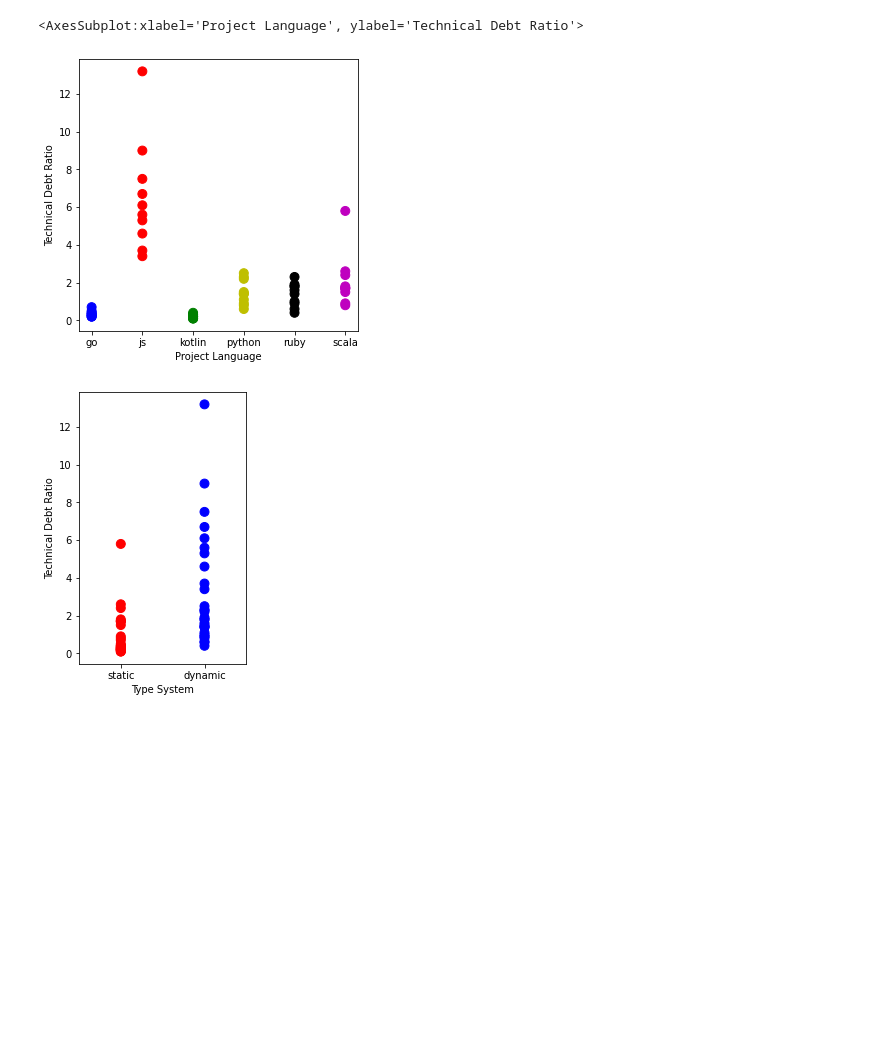
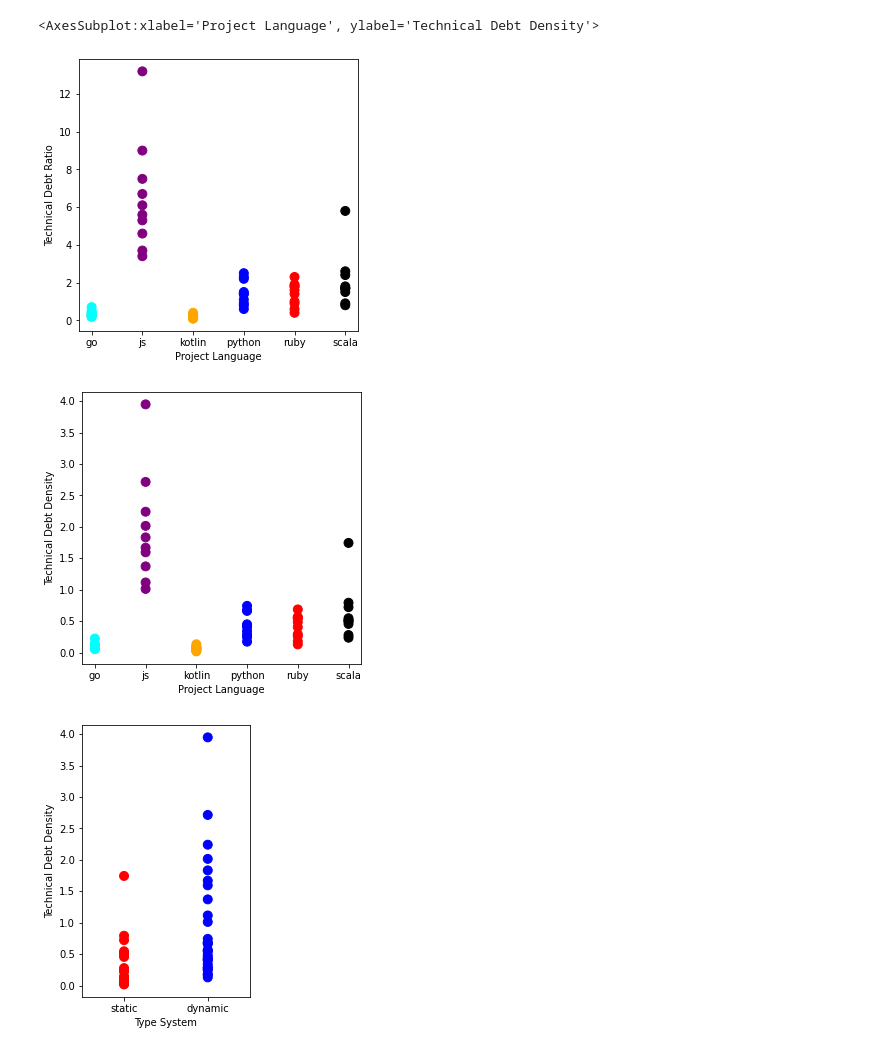
Before and after one commit to rhaeguard/static-vs-dynamic-research-project, a Jupyter notebook: scripts/data-collection/visualize.ipynb, the cells around one changed output. Saved outputs shown, nothing was run; the diff lists cells and outputs as text; code cells hidden in the pictures; blank space fills up the shorter version.

```diff
--- a/scripts/data-collection/visualize.ipynb
+++ b/scripts/data-collection/visualize.ipynb
@@ -3,7 +3,7 @@ import pandas as pd
 
 import matplotlib.pyplot as plt
 %matplotlib inline
-plt.rcParams["figure.figsize"] = [20, 10]
+plt.rcParams["figure.figsize"] = [15, 10]
 # %%
 def read_db_from_dump():
     return pd.read_csv("data_dump.csv")[["Project Name", "Project Language", "Technical Debt Ratio", "Number of Lines of Code", "Technical Debt"]]
@@ -17,11 +17,11 @@ for l in langz:
     if l not in languages:
         languages.append(l)
 # %%
-df["SNTDR"] = df["Technical Debt"] / df["Number of Lines of Code"]
+df["Technical Debt Density"] = df["Technical Debt"] / df["Number of Lines of Code"]
 # %%
 import matplotlib.patches as mpatches
 
-available_colors = ('b', 'r', 'g', 'y', 'k', 'm')
+available_colors = ('cyan', 'purple', 'orange', 'blue', 'red', 'black')
 colors = []
 for c in available_colors:
     colors = colors + [c] * 10
@@ -32,5 +32,6 @@ for i, c in enumerate(available_colors):
 
 ax = df.plot.bar(x="Project Name", y='Technical Debt Ratio', rot=90, color=colors, title="Projects and Technical Debt Ratio")
 ax.legend(handles=patches)
-ax.get_figure().savefig('tdr.jpg')
+ax.set_ylabel("Technical Debt Ratio")
+# ax.get_figure().savefig('tdr.jpg')
 # %% [output]
@@ -37,0 +40,5 @@ ax.get_figure().savefig('tdr.jpg')
+# %%
+df["Technical Debt in minutes"] = df["Technical Debt"] / (60 * 8)
+ax = df.plot.bar(x="Project Name", y='Technical Debt in minutes', rot=90, color=colors, title="Projects and Technical Debt")
+ax.legend(handles=patches)
+ax.set_ylabel("Technical Debt (days)")
@@ -38,10 +48,12 @@ ax.get_figure().savefig('tdr.jpg')
 # %%
 plt.rcParams["figure.figsize"] = [5, 5]
 
 df.plot.scatter(x="Project Language", y="Technical Debt Ratio", s=80, color=colors)
+df.plot.scatter(x="Project Language", y="Technical Debt Density", s=80, color=colors)
 # %% [output]
-<AxesSubplot:xlabel='Project Language', ylabel='Technical Debt Ratio'>
+<AxesSubplot:xlabel='Project Language', ylabel='Technical Debt Density'>
-[figure, old version]
+[figure, new version]
+[figure, added]
 # %%
 lang_to_type_system = {
     'go': 'static',
@@ -56,7 +68,7 @@ df["Type System"] = df["Project Language"].map(lang_to_type_system)
 # %%
 plt.rcParams["figure.figsize"] = [3, 5]
 df = df.sort_values(by="Type System", ascending=False)
-ax = df.plot.scatter(x="Type System", y="Technical Debt Ratio", s=80, color=['r']*30 + ['b']*30)
+ax = df.plot.scatter(x="Type System", y="Technical Debt Density", s=80, color=['r']*30 + ['b']*30)
 ax.margins(x=0.5)
 # %% [output]
-[figure, old version]
+[figure, new version]
```
Also changed, not shown: parts of 2 cells of this notebook, 1 other file.
